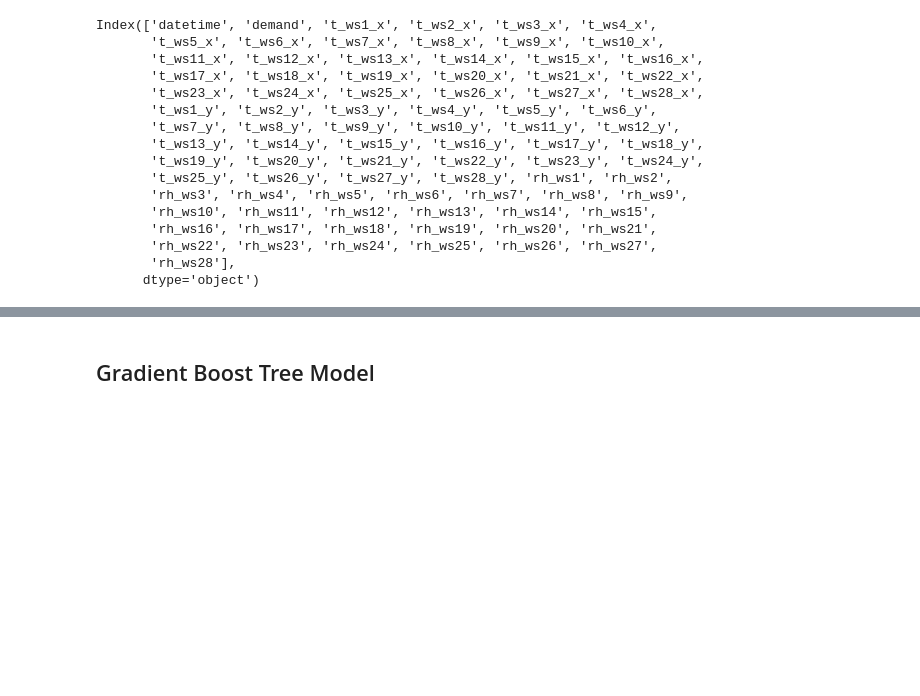
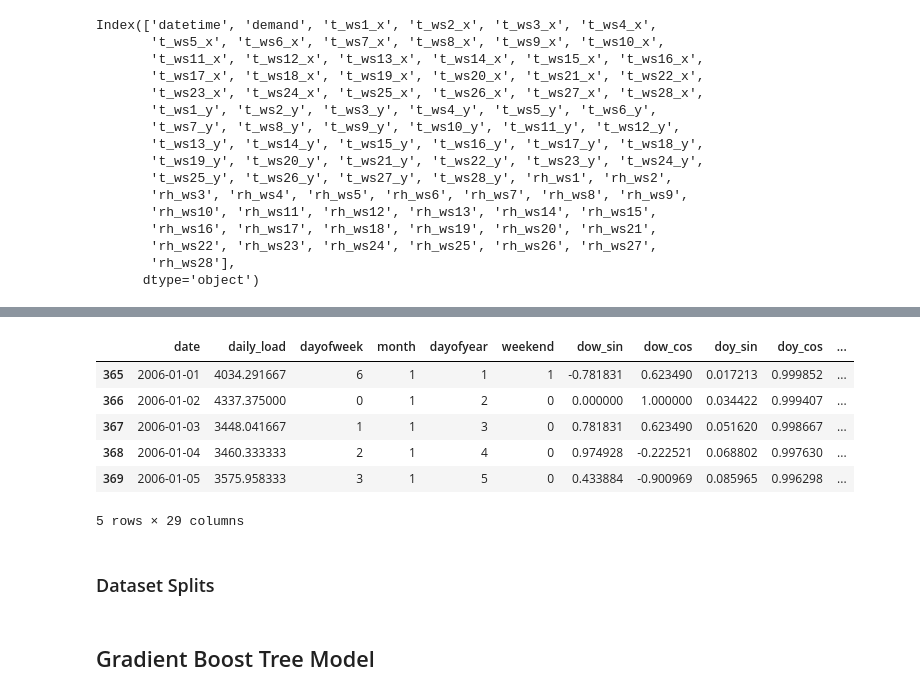
Before and after one commit to Parautilitarian/TSA_Load_Forecasting, a Jupyter notebook: forecast_py.ipynb, the cells around one changed output, grey strips where cells are left out. Cells and saved outputs as stored; diff of their text form; code cells hidden in the pictures; blank space fills up the shorter version.

```diff
--- a/forecast_py.ipynb
+++ b/forecast_py.ipynb
@@ -172,22 +141,0 @@ df["year_lag"] = df["demand"].shift(previous_year_lag)
-# %%
-# rolling means based on past data only
-df["rollmean_24"] = df["demand"].shift(1).rolling(24).mean()
-df["rollmean_168"] = df["demand"].shift(1).rolling(168).mean()
-
-# rolling standard deviation can also help
-df["rollstd_24"] = df["demand"].shift(1).rolling(24).std()
-# %%
-# Fourier terms for daily, weekly, yearly seasonality
-df["t"] = np.arange(len(df))
-
-K = 3  # number of harmonics
-
-for k in range(1, K + 1):
-    df[f"daily_sin_{k}"] = np.sin(2 * np.pi * k * df["t"] / 24)
-    df[f"daily_cos_{k}"] = np.cos(2 * np.pi * k * df["t"] / 24)
-
-    df[f"weekly_sin_{k}"] = np.sin(2 * np.pi * k * df["t"] / 168)
-    df[f"weekly_cos_{k}"] = np.cos(2 * np.pi * k * df["t"] / 168)
-
-    df[f"yearly_sin_{k}"] = np.sin(2 * np.pi * k * df["t"] / 8760)
-    df[f"yearly_cos_{k}"] = np.cos(2 * np.pi * k * df["t"] / 8760)
@@ -249,3 +193,15 @@ load_final["datetime"].min(), load_final["datetime"].max()
+# %%
+load_fe.head()
+# %% [output]
+|  | date | daily_load | dayofweek | month | dayofyear | weekend | dow_sin | dow_cos | doy_sin | doy_cos | ... |
+| 365 | 2006-01-01 | 4034.291667 | 6 | 1 | 1 | 1 | -0.781831 | 0.623490 | 0.017213 | 0.999852 | ... |
+| 366 | 2006-01-02 | 4337.375000 | 0 | 1 | 2 | 0 | 0.000000 | 1.000000 | 0.034422 | 0.999407 | ... |
+| 367 | 2006-01-03 | 3448.041667 | 1 | 1 | 3 | 0 | 0.781831 | 0.623490 | 0.051620 | 0.998667 | ... |
+| 368 | 2006-01-04 | 3460.333333 | 2 | 1 | 4 | 0 | 0.974928 | -0.222521 | 0.068802 | 0.997630 | ... |
+| 369 | 2006-01-05 | 3575.958333 | 3 | 1 | 5 | 0 | 0.433884 | -0.900969 | 0.085965 | 0.996298 | ... |
+5 rows × 29 columns
+# %% [markdown]
+### Dataset Splits
 # %%
 # split train/test and separate features/target
 def split_train_test(df):
```
Also changed, not shown: parts of 17 cells of this notebook, 5 other files.
